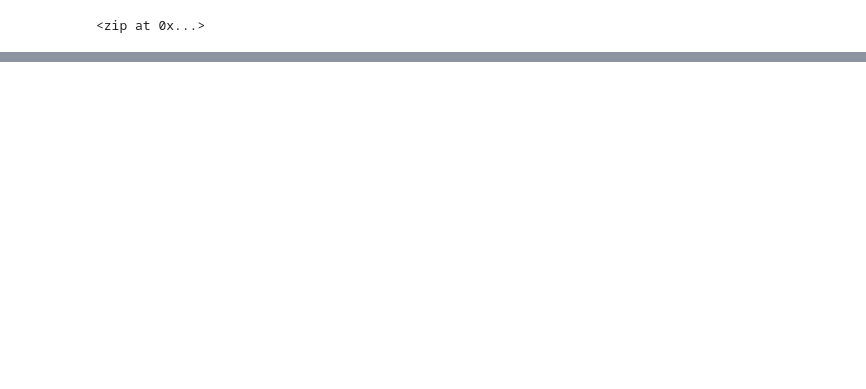
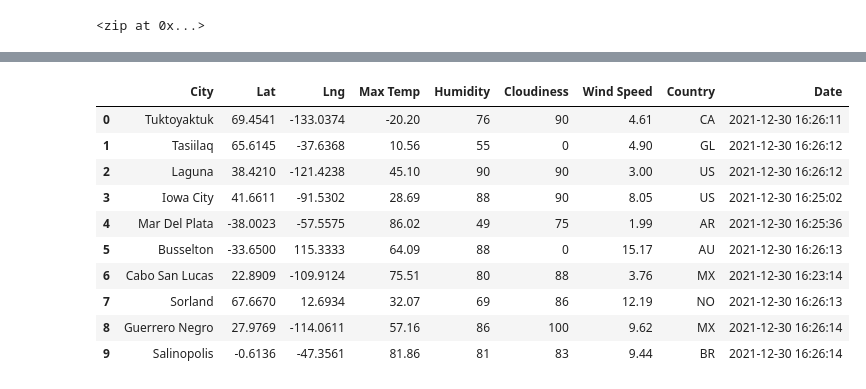
Before and after one commit to Robertfnicholson/World_Weather_Analysis, a Jupyter notebook: WeatherPy.ipynb, the cells around one changed output, grey strips where cells are left out. Cells and saved outputs as stored; diff of their text form; code cells hidden in the pictures; blank space fills up the shorter version.

```diff
--- a/WeatherPy.ipynb
+++ b/WeatherPy.ipynb
@@ -33,0 +44,3 @@ len(cities)
+# %%
+# Create the query url
+url = "http://api.openweathermap.org/data/2.5/weather?units=Imperial&APPID=" + weather_api_key
@@ -33,0 +127,16 @@ len(cities)
+# %%
+# Convert the array of dictionaries to a Pandas DataFrame.
+city_data_df = pd.DataFrame(city_data)
+city_data_df.head(10)
+# %% [output]
+|  | City | Lat | Lng | Max Temp | Humidity | Cloudiness | Wind Speed | Country | Date |
+| 0 | Tuktoyaktuk | 69.4541 | -133.0374 | -20.20 | 76 | 90 | 4.61 | CA | 2021-12-30 16:26:11 |
+| 1 | Tasiilaq | 65.6145 | -37.6368 | 10.56 | 55 | 0 | 4.90 | GL | 2021-12-30 16:26:12 |
+| 2 | Laguna | 38.4210 | -121.4238 | 45.10 | 90 | 90 | 3.00 | US | 2021-12-30 16:26:12 |
+| 3 | Iowa City | 41.6611 | -91.5302 | 28.69 | 88 | 90 | 8.05 | US | 2021-12-30 16:25:02 |
+| 4 | Mar Del Plata | -38.0023 | -57.5575 | 86.02 | 49 | 75 | 1.99 | AR | 2021-12-30 16:25:36 |
+| 5 | Busselton | -33.6500 | 115.3333 | 64.09 | 88 | 0 | 15.17 | AU | 2021-12-30 16:26:13 |
+| 6 | Cabo San Lucas | 22.8909 | -109.9124 | 75.51 | 80 | 88 | 3.76 | MX | 2021-12-30 16:23:14 |
+| 7 | Sorland | 67.6670 | 12.6934 | 32.07 | 69 | 86 | 12.19 | NO | 2021-12-30 16:26:13 |
+| 8 | Guerrero Negro | 27.9769 | -114.0611 | 57.16 | 86 | 100 | 9.62 | MX | 2021-12-30 16:26:14 |
+| 9 | Salinopolis | -0.6136 | -47.3561 | 81.86 | 81 | 83 | 9.44 | BR | 2021-12-30 16:26:14 |
```
Also changed, not shown: parts of 7 cells of this notebook, 1 other file.
